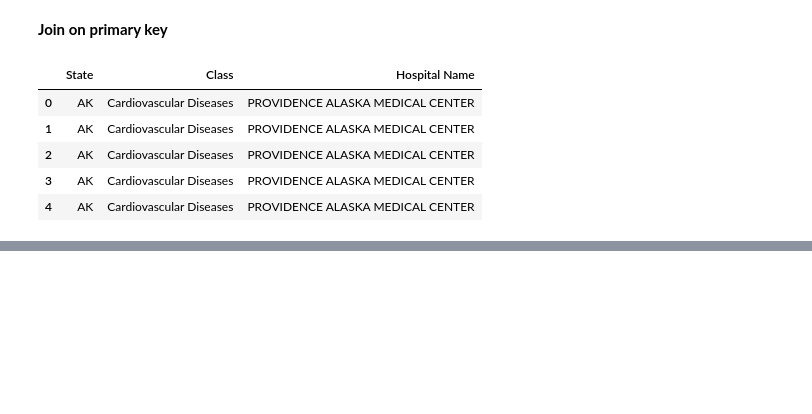
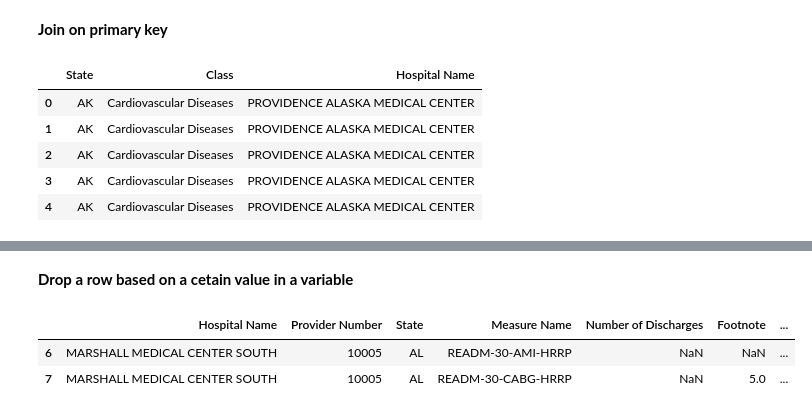
Before and after one commit to 4ram2varma5/SAS_to_Python, a Jupyter notebook: 2_filter_sort_merge_create.ipynb, the cells around one changed output, grey strips where cells are left out. Saved outputs shown, nothing was run; the diff lists cells and outputs as text; code cells hidden in the pictures; blank space fills up the shorter version.

```diff
--- a/2_filter_sort_merge_create.ipynb
+++ b/2_filter_sort_merge_create.ipynb
@@ -397,0 +451,9 @@ z.head()
+# %% [markdown]
+**Drop a row based on a cetain value in a variable**
+# %%
+df1 = df[df['Hospital Name'] != 'SOUTHEAST ALABAMA MEDICAL CENTER']
+df1.head(2)
+# %% [output]
+|  | Hospital Name | Provider Number | State | Measure Name | Number of Discharges | Footnote | ... |
+| 6 | MARSHALL MEDICAL CENTER SOUTH | 10005 | AL | READM-30-AMI-HRRP | NaN | NaN | ... |
+| 7 | MARSHALL MEDICAL CENTER SOUTH | 10005 | AL | READM-30-CABG-HRRP | NaN | 5.0 | ... |
```
Also changed, not shown: parts of 25 cells of this notebook, 1 other file.
